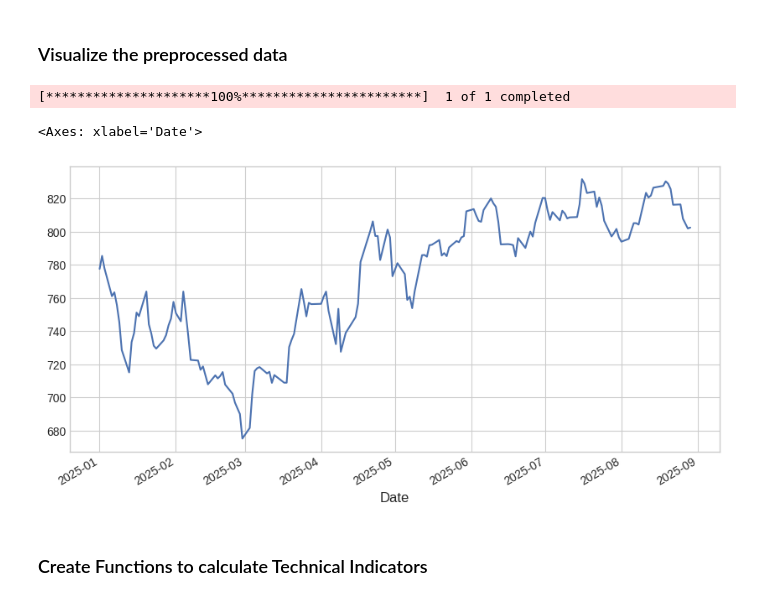
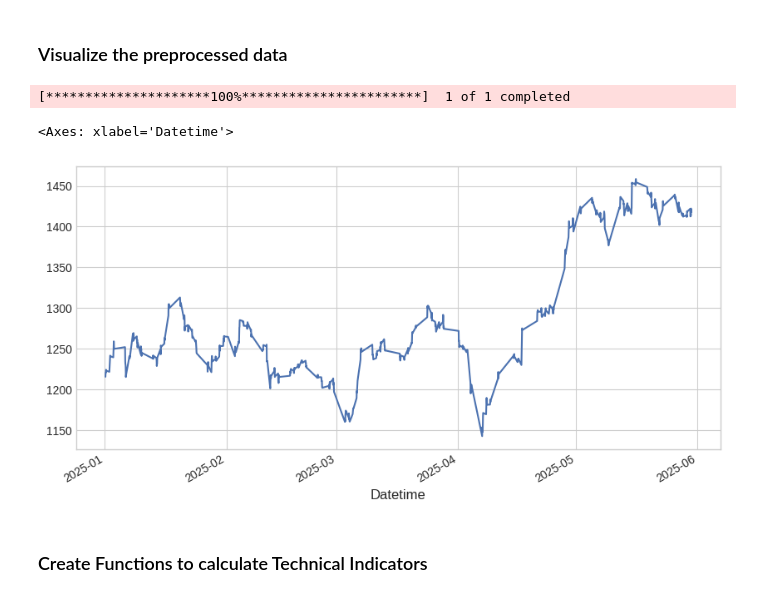
Before and after one commit to devanshu-cosmo/quant-trading-project, a Jupyter notebook: base_trading_strategy.ipynb, the cells around one changed output. Saved outputs shown, nothing was run; the diff lists cells and outputs as text; code cells hidden in the pictures.

```diff
--- a/base_trading_strategy.ipynb
+++ b/base_trading_strategy.ipynb
@@ -27,7 +27,7 @@ np.random.seed(42)
 # %%
 def download_stock_data(ticker, start_date, end_date):
     try:
-        df = yf.download(ticker, start=start_date, end=end_date, multi_level_index=False, auto_adjust=True)
+        df = yf.download(ticker, start=start_date, end=end_date, multi_level_index=False, auto_adjust=True, interval='1h')
         df.dropna(inplace=True)
         return df
     except Exception as e:
@@ -36,18 +36,18 @@ def download_stock_data(ticker, start_date, end_date):
 # %% [markdown]
 ### Visualize the preprocessed data
 # %%
-ticker = ["SBIN.NS"]
+ticker = ["RELIANCE.NS"]
 start_date = '2025-01-01'
-end_date = '2025-09-01'
+end_date = '2025-06-01'
 df = download_stock_data(ticker, start_date, end_date)
 ma_period = 10
 vma_period = 7
 capital = 100000 # Total amount to be invested
 df["Close"].plot()
 # %% [output]
 [*********************100%***********************]  1 of 1 completed
-<Axes: xlabel='Date'>
+<Axes: xlabel='Datetime'>
-[figure, old version]
+[figure, new version]
 # %% [markdown]
 ### Create Functions to calculate Technical Indicators
 # %%
```
Also changed, not shown: parts of 5 cells of this notebook.
